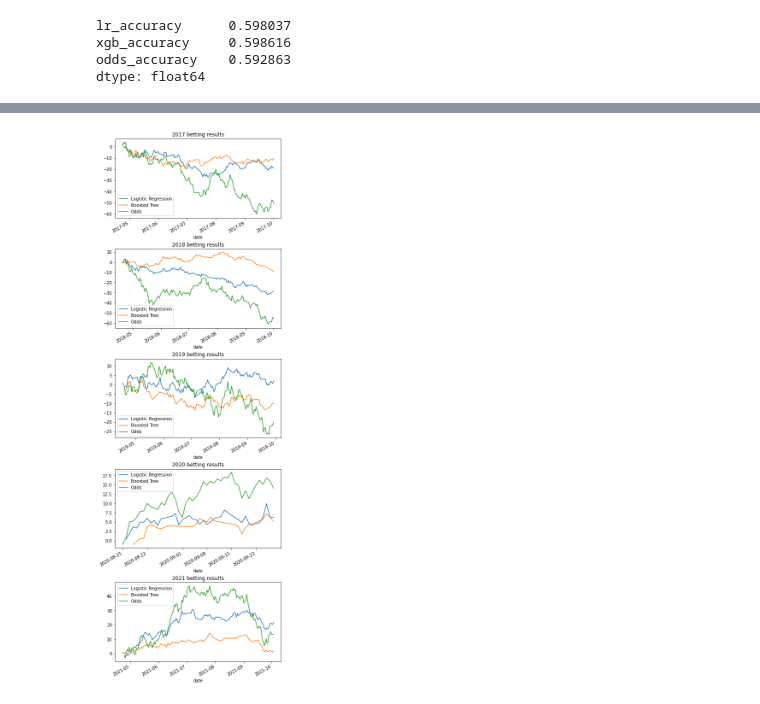
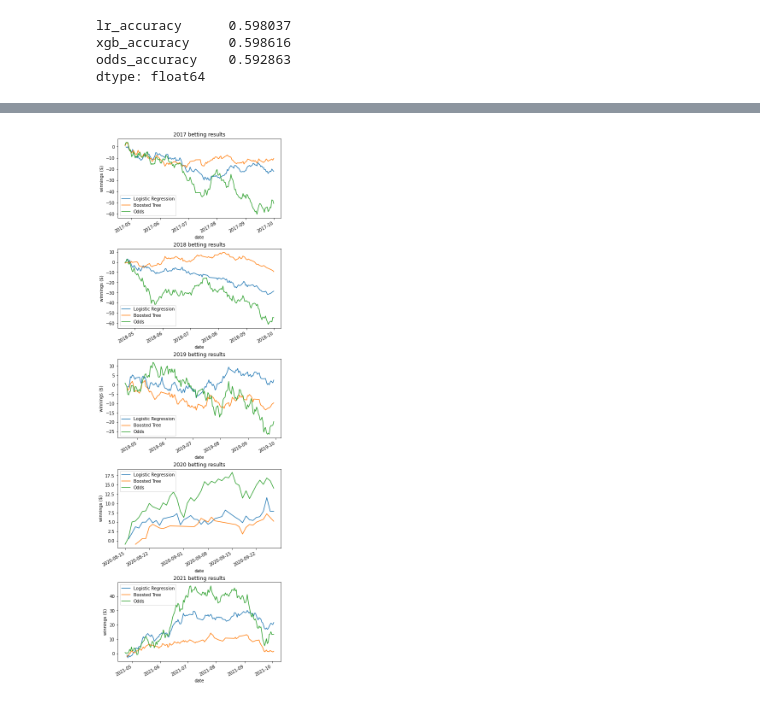
Before and after one commit to matthewpark319/baseball, a Jupyter notebook: baseball_model.ipynb, the cells around one changed output, grey strips where cells are left out. Saved outputs shown, nothing was run; the diff lists cells and outputs as text; code cells hidden in the pictures.

Commit message:
labels

```diff
--- a/baseball_model.ipynb
+++ b/baseball_model.ipynb
@@ -327,32 +327,32 @@ Boosted Tree accuracy beats the odds by 0.0058
 # %%
 years = list(range(2017, games['year'].max() + 1))
 fig, ax = plt.subplots(nrows=len(years), figsize=(6, 18), constrained_layout=True)
 
 payout = lambda bet: -1 if bet['home_won'] == -1 else (1 / bet['home_odds_close']) * (1 - bet['home_odds_close'])
 for i, year in enumerate(years):
     season = result_dfs_by_year[year]
 
     pred = 'pred_lr'
     bets = season.loc[(season[pred] + .5 > season['home_odds_close']) & (season[pred] > 0),
                       ['date', 'home_won', 'home_odds_close', pred]]
     bets['home_won'] = bets['home_won'].replace(0, -1)
     bets['winnings'] = bets.apply(payout, axis='columns')
-    bets.groupby('date').winnings.sum().cumsum().plot(ax=ax[i], label='Logistic Regression')
+    bets.groupby('date').winnings.sum().cumsum().rename('winnings ($)').plot(ax=ax[i], label='Logistic Regression', ylabel='winnings ($)')
 
     pred = 'pred_xgb'
     bets = season.loc[(season[pred] + .5 > season['home_odds_close']) & (season[pred] > 0),
                       ['date', 'home_won', 'home_odds_close', pred]]
     bets['home_won'] = bets['home_won'].replace(0, -1)
     bets['winnings'] = bets.apply(payout, axis='columns')
-    bets.groupby('date').winnings.sum().cumsum().plot(ax=ax[i], label='Boosted Tree')
+    bets.groupby('date').winnings.sum().cumsum().rename('winnings ($)').plot(ax=ax[i], label='Boosted Tree', ylabel='winnings ($)')
 
     bets = season.loc[(season['home_favorite'] == 1),
                     ['date', 'home_won', 'home_odds_close', pred]]
     bets['home_won'] = bets['home_won'].replace(0, -1)
     bets['winnings'] = bets.apply(payout, axis='columns')
-    bets.groupby('date').winnings.sum().cumsum().plot(ax=ax[i], label='Odds')
+    bets.groupby('date').winnings.sum().cumsum().plot(ax=ax[i], label='Odds', ylabel='winnings ($)')
 
     ax[i].legend()
     ax[i].title.set_text(f'{year} betting results')
 # %% [output]
-[figure, old version]
+[figure, new version]
```
Also changed, not shown: parts of 1 cell of this notebook.
